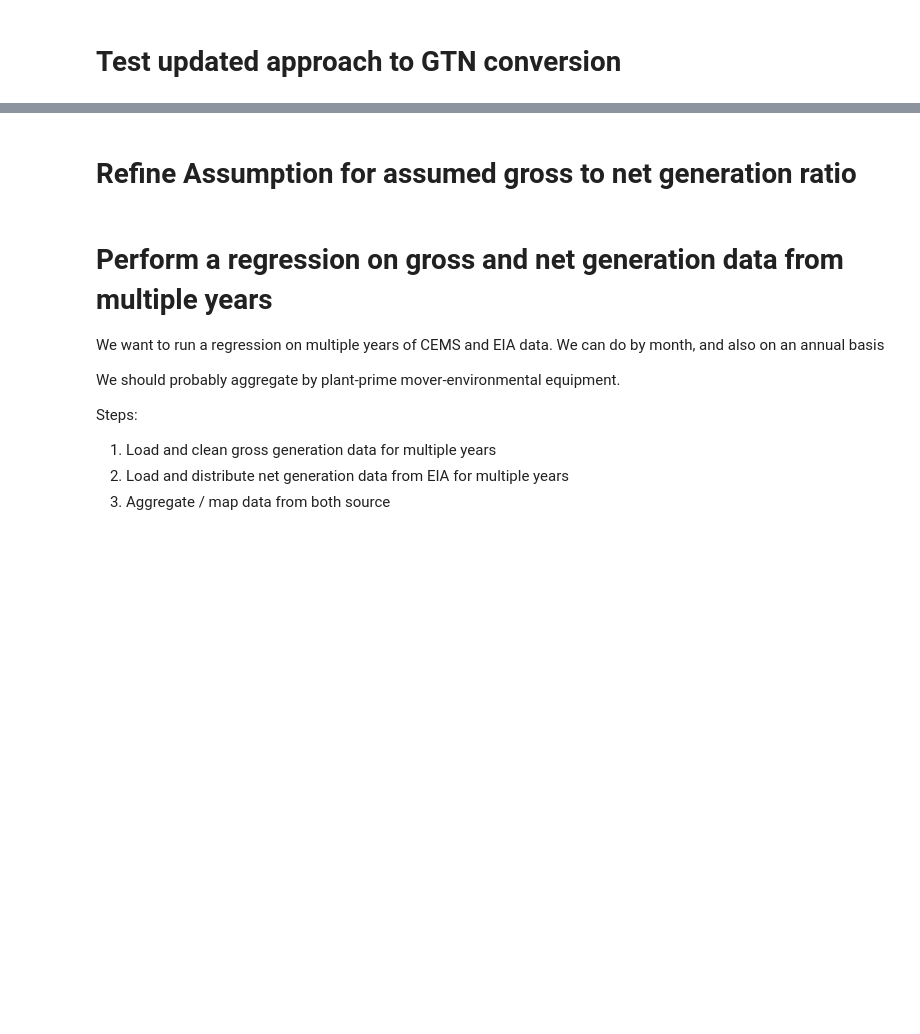
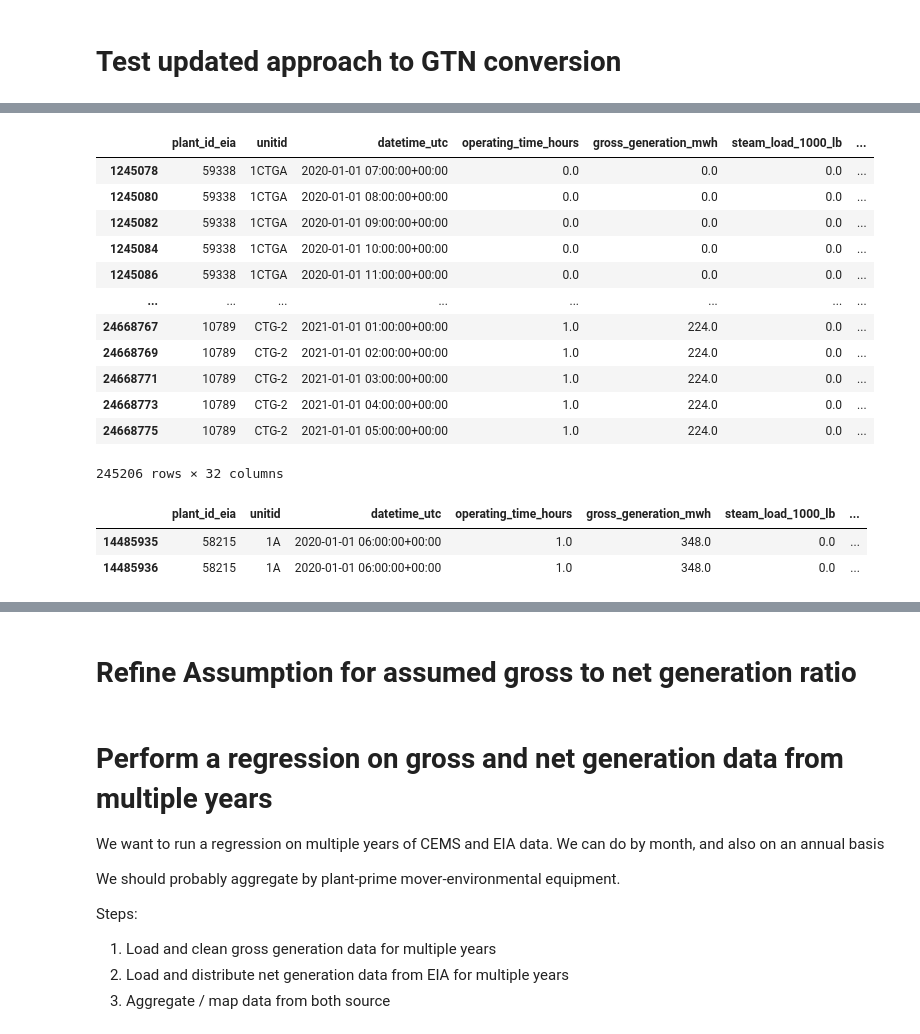
Before and after one commit to singularity-energy/open-grid-emissions, a Jupyter notebook: notebooks/test_gross_to_net.ipynb, the cells around one changed output, grey strips where cells are left out. Drawn from its saved outputs; the diff is of its cells as text; code cells hidden in the pictures; blank space fills up the shorter version.

```diff
--- a/notebooks/test_gross_to_net.ipynb
+++ b/notebooks/test_gross_to_net.ipynb
@@ -42,3 +143,25 @@ plant_attributes = pd.read_csv(f"../data/outputs/{path_prefix}plant_static_attri
+# %%
+cems[cems.duplicated(subset=["plant_id_eia","unitid","datetime_utc"])]
+# %% [output]
+|  | plant_id_eia | unitid | datetime_utc | operating_time_hours | gross_generation_mwh | steam_load_1000_lb | ... |
+| 1245078 | 59338 | 1CTGA | 2020-01-01 07:00:00+00:00 | 0.0 | 0.0 | 0.0 | ... |
+| 1245080 | 59338 | 1CTGA | 2020-01-01 08:00:00+00:00 | 0.0 | 0.0 | 0.0 | ... |
+| 1245082 | 59338 | 1CTGA | 2020-01-01 09:00:00+00:00 | 0.0 | 0.0 | 0.0 | ... |
+| 1245084 | 59338 | 1CTGA | 2020-01-01 10:00:00+00:00 | 0.0 | 0.0 | 0.0 | ... |
+| 1245086 | 59338 | 1CTGA | 2020-01-01 11:00:00+00:00 | 0.0 | 0.0 | 0.0 | ... |
+| ... | ... | ... | ... | ... | ... | ... | ... |
+| 24668767 | 10789 | CTG-2 | 2021-01-01 01:00:00+00:00 | 1.0 | 224.0 | 0.0 | ... |
+| 24668769 | 10789 | CTG-2 | 2021-01-01 02:00:00+00:00 | 1.0 | 224.0 | 0.0 | ... |
+| 24668771 | 10789 | CTG-2 | 2021-01-01 03:00:00+00:00 | 1.0 | 224.0 | 0.0 | ... |
+| 24668773 | 10789 | CTG-2 | 2021-01-01 04:00:00+00:00 | 1.0 | 224.0 | 0.0 | ... |
+| 24668775 | 10789 | CTG-2 | 2021-01-01 05:00:00+00:00 | 1.0 | 224.0 | 0.0 | ... |
+245206 rows × 32 columns
+# %%
+cems[(cems["plant_id_eia"] == 58215) & (cems["unitid"] == "1A") & (cems["datetime_utc"] == "2020-01-01 06:00:00+00:00")]
+# %% [output]
+|  | plant_id_eia | unitid | datetime_utc | operating_time_hours | gross_generation_mwh | steam_load_1000_lb | ... |
+| 14485935 | 58215 | 1A | 2020-01-01 06:00:00+00:00 | 1.0 | 348.0 | 0.0 | ... |
+| 14485936 | 58215 | 1A | 2020-01-01 06:00:00+00:00 | 1.0 | 348.0 | 0.0 | ... |
 # %%
 cems, gtn_conversions = data_cleaning.convert_gross_to_net_generation(cems, eia923_allocated, plant_attributes)
 # %%
```
Also changed, not shown: parts of 15 cells of this notebook, 1 other file.
